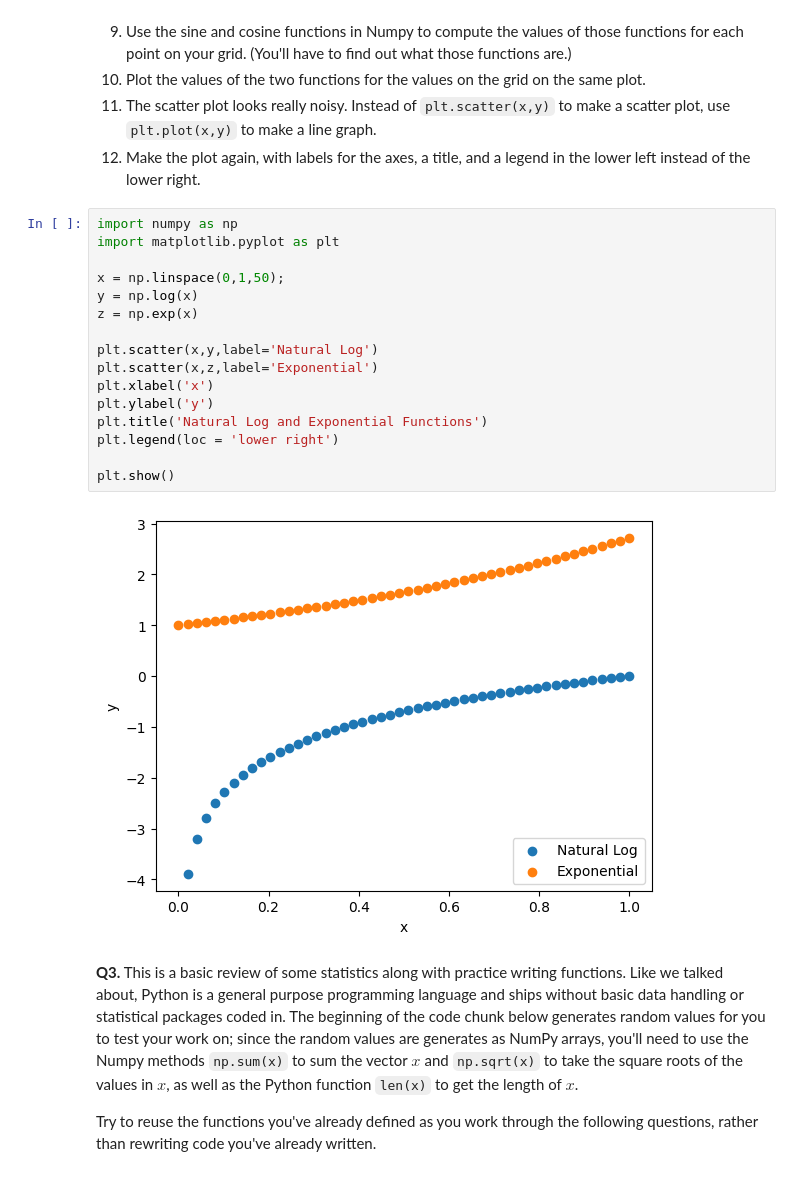
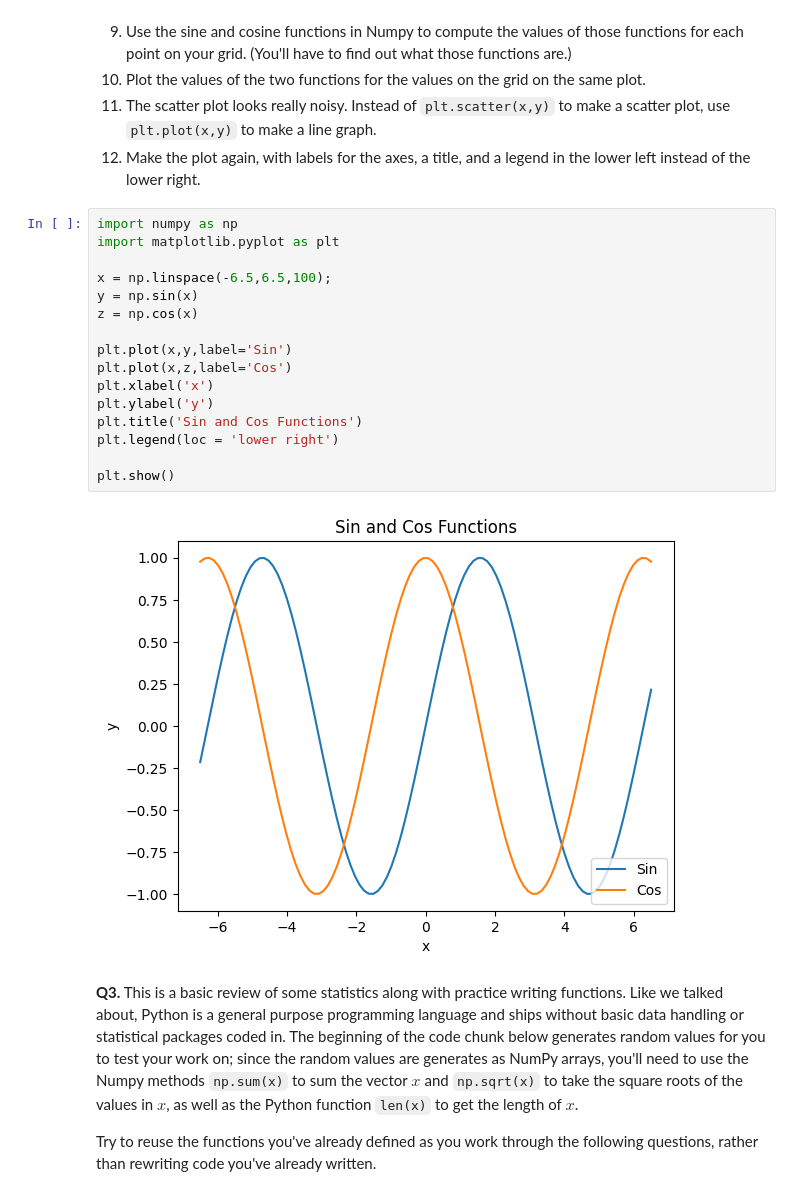
Before and after one commit to quentinshin34/programming, a Jupyter notebook: assignment/assignment_programming.ipynb, the cells around one changed output. Cells and saved outputs as stored; diff of their text form.

Commit message:
Graphing sin and cos functions

```diff
--- a/assignment/assignment_programming.ipynb
+++ b/assignment/assignment_programming.ipynb
@@ -49,21 +49,21 @@ Now do it again, with slightly less direction:
 # %%
 import numpy as np
 import matplotlib.pyplot as plt
 
-x = np.linspace(0,1,50);
-y = np.log(x)
-z = np.exp(x)
+x = np.linspace(-6.5,6.5,100);
+y = np.sin(x)
+z = np.cos(x)
 
-plt.scatter(x,y,label='Natural Log')
-plt.scatter(x,z,label='Exponential')
+plt.plot(x,y,label='Sin')
+plt.plot(x,z,label='Cos')
 plt.xlabel('x')
 plt.ylabel('y')
-plt.title('Natural Log and Exponential Functions')
+plt.title('Sin and Cos Functions')
 plt.legend(loc = 'lower right')
 
 plt.show()
 # %% [output]
-[figure, old version]
+[figure, new version]
 # %% [markdown]
 **Q3.** This is a basic review of some statistics along with practice writing functions. Like we talked about, Python is a general purpose programming language and ships without basic data handling or statistical packages coded in. The beginning of the code chunk below generates random values for you to test your work on; since the random values are generates as NumPy arrays, you'll need to use the Numpy methods `np.sum(x)` to sum the vector $x$ and `np.sqrt(x)` to take the square roots of the values in $x$, as well as the Python function `len(x)` to get the length of $x$.
 
```
